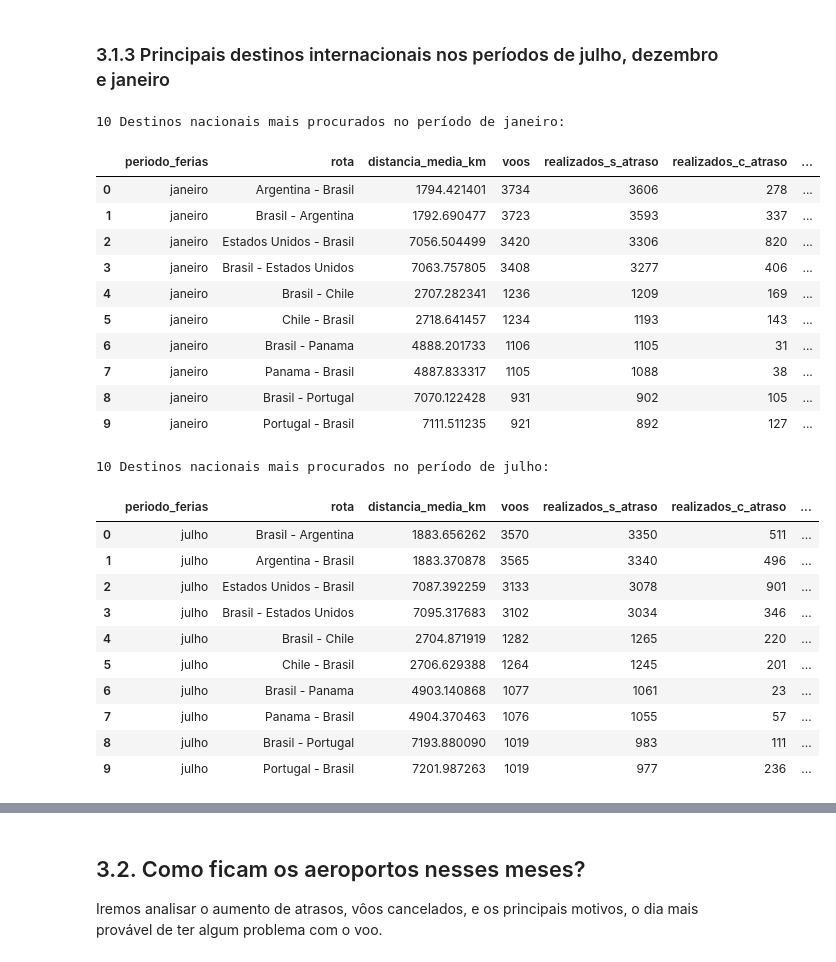
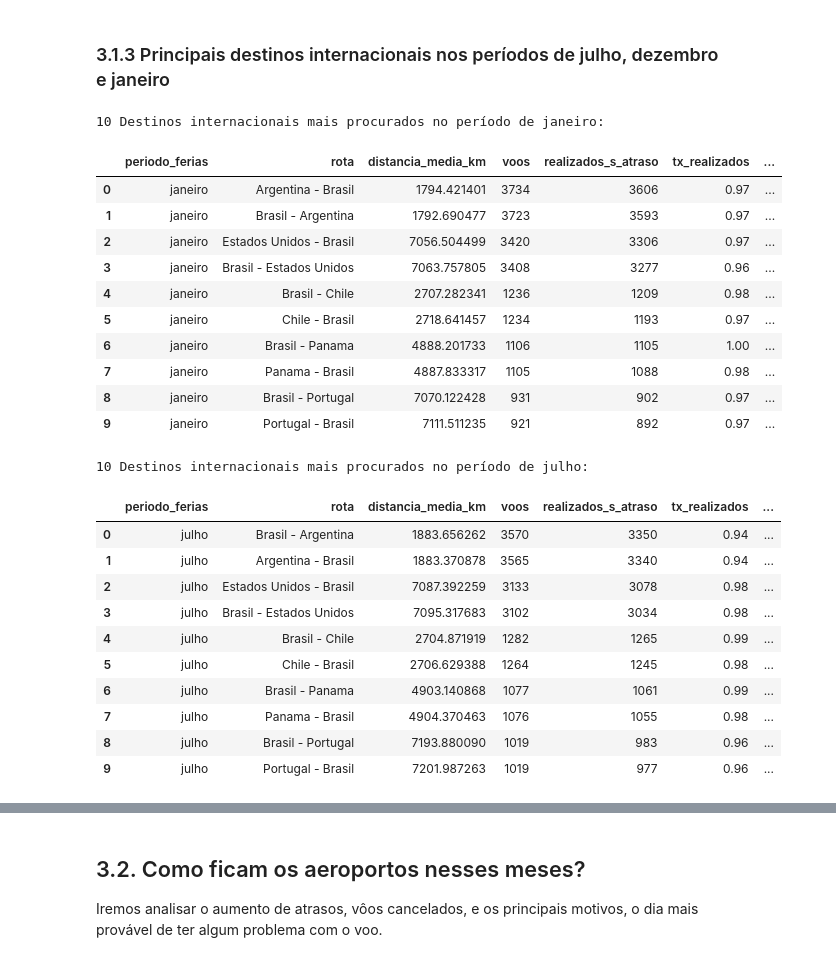
Before and after one commit to rderoncio/a3_bigdata_analisedados, a Jupyter notebook: A3/anac_análise_exploratória.ipynb, the cells around one changed output, grey strips where cells are left out. Saved outputs shown, nothing was run; the diff lists cells and outputs as text; code cells hidden in the pictures.

```diff
--- a/A3/anac_análise_exploratória.ipynb
+++ b/A3/anac_análise_exploratória.ipynb
@@ -199,10 +199,13 @@ AnacVoos.dados['justificativa_cancelamento'] = np.where(
 #### 2.3.3.6. Rota
 # %%
 AnacVoos.dados = AnacVoos.dados.assign(rota=AnacVoos.dados.apply(
-    lambda row: (row['pais_origem'] + ' - ' + row['pais_destino'])
+    lambda row:
+    (row['pais_origem'] + ' - ' + row['pais_destino'])
     if row['codigo_tipo_linha'] == 'Internacional'
+
     else (row['estado_origem'] + ' - ' + row['estado_destino'])
     if row['codigo_tipo_linha'] == 'Nacional'
+
     else (row['cidade_origem'] + ' - ' + row['cidade_destino']),
     axis=1
 ))
@@ -288,7 +291,7 @@ voos_ferias_agg = voos_ferias.groupby(['codigo_tipo_linha', 'periodo_ferias']).a
     cancelados=('situacao_voo', lambda x: (x == 'Cancelado').sum())
 ).reset_index()
 
-for periodo in AnacVoos.periodo_ferias_distinct:
+for periodo in AnacVoos.periodo_ferias:
     df_query = voos_ferias_agg.query("periodo_ferias == @periodo").reset_index(drop=True)
     display(df_query)
 # %% [output]
@@ -436,43 +436,41 @@ for periodo in AnacVoos.periodo_ferias_distinct:
 ### 3.1.3 Principais destinos internacionais nos períodos de julho, dezembro e janeiro
 # %%
 #Dataframe
-internacionais = voos_ferias[voos_ferias['codigo_tipo_linha'] == 'Internacional'] \
-    .groupby(['periodo_ferias', 'rota']) \
-    .agg(
-        distancia_media_km=('distancia_km', 'mean'),
-        voos=('distancia_km', 'size'),
-        realizados_s_atraso=('situacao_voo', lambda x: (x == 'Realizado').sum()),
-        realizados_c_atraso=('partida_atrasou', lambda x: (x == 'S').sum()),
-        cancelados=('situacao_voo', lambda x: (x == 'Cancelado').sum()),
-        ) \
-    .reset_index().sort_values(by=['voos', 'distancia_media_km'], ascending=[False, True])
+internacionais = AnacVoos.get_voos_ferias_tipo_linha(
+    codigo_tipo_linha = 'Internacional',
+    percentuais = [
+        ['tx_realizados', 'realizados_s_atraso'],
+        ['tx_atrasos', 'realizados_c_atraso'],
+        ['tx_cancelados', 'cancelados']],
+    round = 2,
+    reindex = True
+)
 
-for periodo in AnacVoos.periodo_ferias_distinct:
-    print(f"10 Destinos internacionais mais procurados no período de {periodo}:")
+for periodo in AnacVoos.periodo_ferias:
+    print(f"\n\n10 Destinos internacionais mais procurados no período de {periodo}:")
     display(internacionais.query("periodo_ferias == @periodo").nlargest(10, 'voos').reset_index(drop=True))
-    print()
 # %% [output]
-10 Destinos nacionais mais procurados no período de janeiro:
+10 Destinos internacionais mais procurados no período de janeiro:
-|  | periodo_ferias | rota | distancia_media_km | voos | realizados_s_atraso | realizados_c_atraso | ... |
-| 0 | janeiro | Argentina - Brasil | 1794.421401 | 3734 | 3606 | 278 | ... |
-| 1 | janeiro | Brasil - Argentina | 1792.690477 | 3723 | 3593 | 337 | ... |
-| 2 | janeiro | Estados Unidos - Brasil | 7056.504499 | 3420 | 3306 | 820 | ... |
-| 3 | janeiro | Brasil - Estados Unidos | 7063.757805 | 3408 | 3277 | 406 | ... |
-| 4 | janeiro | Brasil - Chile | 2707.282341 | 1236 | 1209 | 169 | ... |
-| 5 | janeiro | Chile - Brasil | 2718.641457 | 1234 | 1193 | 143 | ... |
-| 6 | janeiro | Brasil - Panama | 4888.201733 | 1106 | 1105 | 31 | ... |
-| 7 | janeiro | Panama - Brasil | 4887.833317 | 1105 | 1088 | 38 | ... |
-| 8 | janeiro | Brasil - Portugal | 7070.122428 | 931 | 902 | 105 | ... |
-| 9 | janeiro | Portugal - Brasil | 7111.511235 | 921 | 892 | 127 | ... |
+|  | periodo_ferias | rota | distancia_media_km | voos | realizados_s_atraso | tx_realizados | ... |
+| 0 | janeiro | Argentina - Brasil | 1794.421401 | 3734 | 3606 | 0.97 | ... |
+| 1 | janeiro | Brasil - Argentina | 1792.690477 | 3723 | 3593 | 0.97 | ... |
+| 2 | janeiro | Estados Unidos - Brasil | 7056.504499 | 3420 | 3306 | 0.97 | ... |
+| 3 | janeiro | Brasil - Estados Unidos | 7063.757805 | 3408 | 3277 | 0.96 | ... |
+| 4 | janeiro | Brasil - Chile | 2707.282341 | 1236 | 1209 | 0.98 | ... |
+| 5 | janeiro | Chile - Brasil | 2718.641457 | 1234 | 1193 | 0.97 | ... |
+| 6 | janeiro | Brasil - Panama | 4888.201733 | 1106 | 1105 | 1.00 | ... |
+| 7 | janeiro | Panama - Brasil | 4887.833317 | 1105 | 1088 | 0.98 | ... |
+| 8 | janeiro | Brasil - Portugal | 7070.122428 | 931 | 902 | 0.97 | ... |
+| 9 | janeiro | Portugal - Brasil | 7111.511235 | 921 | 892 | 0.97 | ... |
-10 Destinos nacionais mais procurados no período de julho:
+10 Destinos internacionais mais procurados no período de julho:
-|  | periodo_ferias | rota | distancia_media_km | voos | realizados_s_atraso | realizados_c_atraso | ... |
-| 0 | julho | Brasil - Argentina | 1883.656262 | 3570 | 3350 | 511 | ... |
-| 1 | julho | Argentina - Brasil | 1883.370878 | 3565 | 3340 | 496 | ... |
-| 2 | julho | Estados Unidos - Brasil | 7087.392259 | 3133 | 3078 | 901 | ... |
-| 3 | julho | Brasil - Estados Unidos | 7095.317683 | 3102 | 3034 | 346 | ... |
-| 4 | julho | Brasil - Chile | 2704.871919 | 1282 | 1265 | 220 | ... |
-| 5 | julho | Chile - Brasil | 2706.629388 | 1264 | 1245 | 201 | ... |
-| 6 | julho | Brasil - Panama | 4903.140868 | 1077 | 1061 | 23 | ... |
-| 7 | julho | Panama - Brasil | 4904.370463 | 1076 | 1055 | 57 | ... |
-| 8 | julho | Brasil - Portugal | 7193.880090 | 1019 | 983 | 111 | ... |
-| 9 | julho | Portugal - Brasil | 7201.987263 | 1019 | 977 | 236 | ... |
+|  | periodo_ferias | rota | distancia_media_km | voos | realizados_s_atraso | tx_realizados | ... |
+| 0 | julho | Brasil - Argentina | 1883.656262 | 3570 | 3350 | 0.94 | ... |
+| 1 | julho | Argentina - Brasil | 1883.370878 | 3565 | 3340 | 0.94 | ... |
+| 2 | julho | Estados Unidos - Brasil | 7087.392259 | 3133 | 3078 | 0.98 | ... |
+| 3 | julho | Brasil - Estados Unidos | 7095.317683 | 3102 | 3034 | 0.98 | ... |
+| 4 | julho | Brasil - Chile | 2704.871919 | 1282 | 1265 | 0.99 | ... |
+| 5 | julho | Chile - Brasil | 2706.629388 | 1264 | 1245 | 0.98 | ... |
+| 6 | julho | Brasil - Panama | 4903.140868 | 1077 | 1061 | 0.99 | ... |
+| 7 | julho | Panama - Brasil | 4904.370463 | 1076 | 1055 | 0.98 | ... |
+| 8 | julho | Brasil - Portugal | 7193.880090 | 1019 | 983 | 0.96 | ... |
+| 9 | julho | Portugal - Brasil | 7201.987263 | 1019 | 977 | 0.96 | ... |
```
Also changed, not shown: parts of 9 cells of this notebook, 1 other file.
